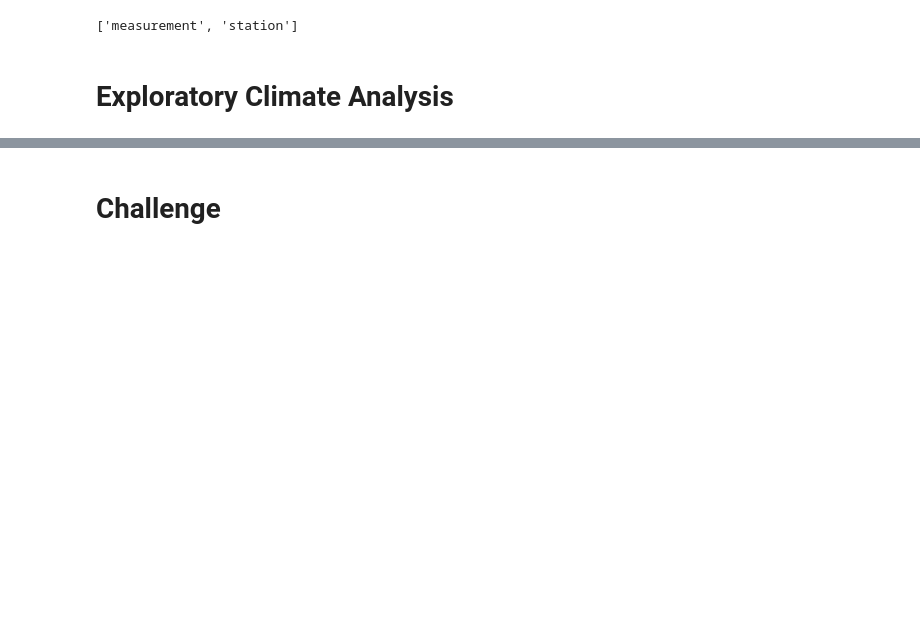
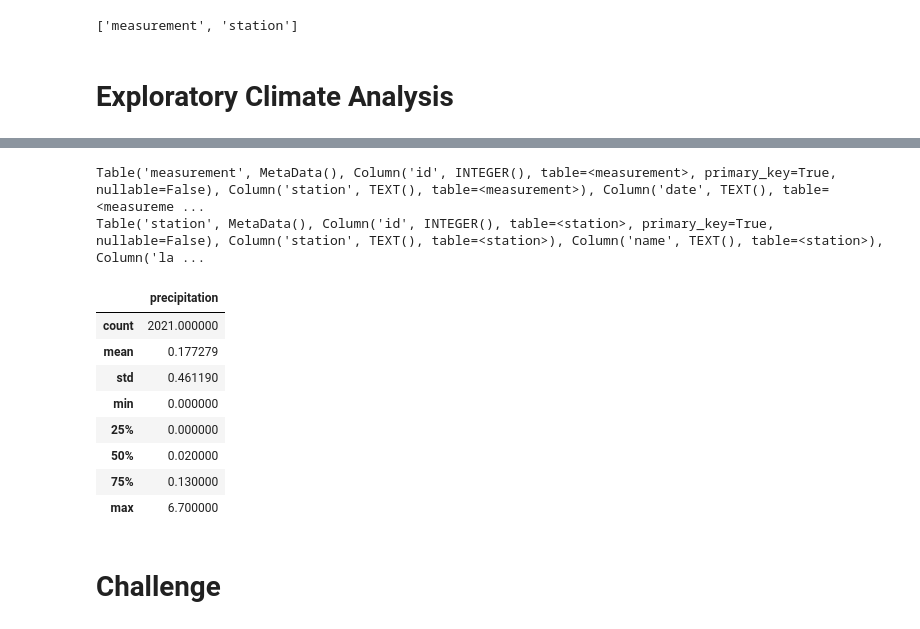
Before and after one commit to eric-spoerner/surfs_up, a Jupyter notebook: climate_analysis.ipynb, the cells around one changed output, grey strips where cells are left out. Drawn from its saved outputs; the diff is of its cells as text; code cells hidden in the pictures; blank space fills up the shorter version.

```diff
--- a/climate_analysis.ipynb
+++ b/climate_analysis.ipynb
@@ -54,5 +83,23 @@ session = Session(engine)
+# %%
+# PERONSAL SCRATCH
+pprint(Measurement.__table__) # gets full data schema for table
+pprint(Station.__table__)
+# %% [output]
+Table('measurement', MetaData(), Column('id', INTEGER(), table=<measurement>, primary_key=True, nullable=False), Column('station', TEXT(), table=<measurement>), Column('date', TEXT(), table=<measureme ...
+Table('station', MetaData(), Column('id', INTEGER(), table=<station>, primary_key=True, nullable=False), Column('station', TEXT(), table=<station>), Column('name', TEXT(), table=<station>), Column('la ...
 # %%
 # Use Pandas to calcualte the summary statistics for the precipitation data
+df.describe()
+# %% [output]
+|  | precipitation |
+| count | 2021.000000 |
+| mean | 0.177279 |
+| std | 0.461190 |
+| min | 0.000000 |
+| 25% | 0.000000 |
+| 50% | 0.020000 |
+| 75% | 0.130000 |
+| max | 6.700000 |
 # %%
 # How many stations are available in this dataset?
 # %%
```
Also changed, not shown: parts of 2 cells of this notebook.
